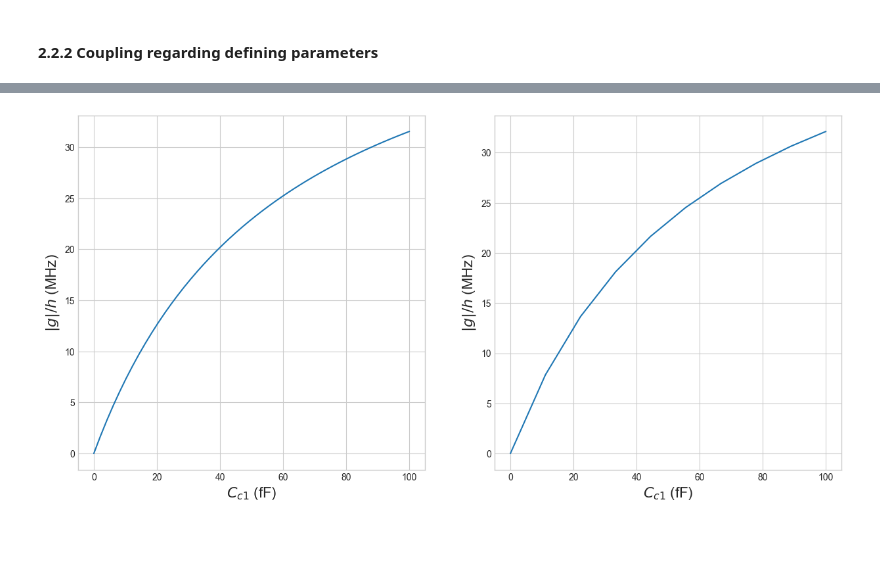
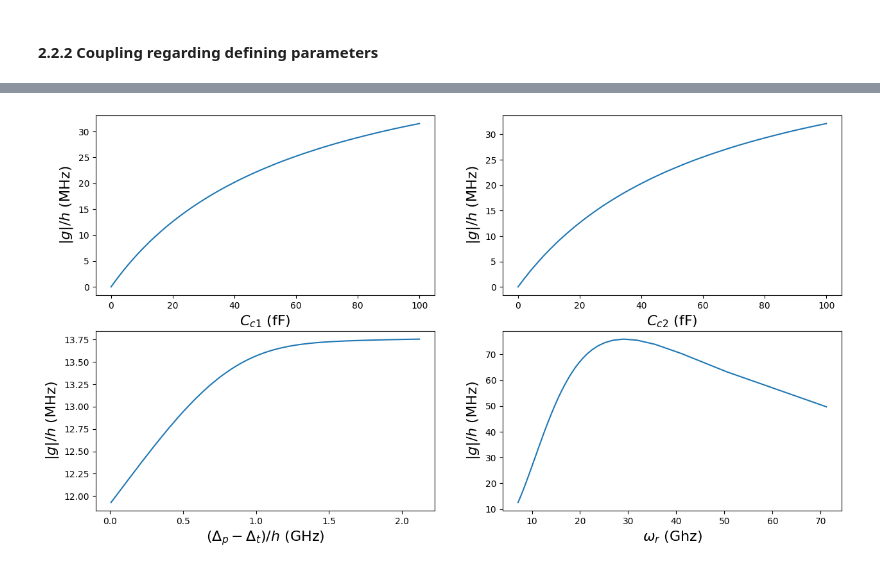
Before and after one commit to balerat/Master-thesis---Superconducting-circuit-analysis, a Jupyter notebook: main/Resonator Coupling.ipynb, the cells around one changed output, grey strips where cells are left out. Saved outputs shown, nothing was run; the diff lists cells and outputs as text; code cells hidden in the pictures; blank space fills up the shorter version.

```diff
--- a/main/Resonator Coupling.ipynb
+++ b/main/Resonator Coupling.ipynb
@@ -229,7 +229,7 @@ f = plt.figure(figsize=(15,7))
 
 ax1 = f.add_subplot(121)
 ax1.title.set_text('Coupling terms g in Mhz')
-im1 = ax1.imshow(-2* np.real(J_matrix[:,0:5]) * 1e-6 / constants.h, cmap=plt.get_cmap(thememap))
+im1 = ax1.imshow(-2* np.real(J_matrix[:,0:10]) * 1e-6 / constants.h, cmap=plt.get_cmap(thememap))
 ax1.set_xticks(np.arange(0, 5, 1))
 ax1.set_xlabel('target energy level')
 ax1.set_yticks(np.arange(0, 2, 1))
@@ -238,11 +238,11 @@ f.colorbar(im1)
 
 ax2 = f.add_subplot(122)
 ax2.title.set_text('Coupling terms J in Mhz')
-im2 = ax2.imshow(np.real(J_matrix[:,0:5]) * 1e-6 / constants.h, cmap=plt.get_cmap(thememap))
-ax2.set_xticks(np.arange(0, 5, 1))
+im2 = ax2.imshow(np.real(J_matrix[:,0:10]) * 1e-6 / constants.h, cmap=plt.get_cmap(thememap))
+ax2.set_xticks(np.arange(0, 9, 1))
 ax2.set_xlabel('target energy level')
 ax2.set_ylabel('probe energy level')
-ax2.set_yticks(np.arange(0, 2, 1))
+ax2.set_yticks(np.arange(0, 9, 1))
 f.colorbar(im2)
 
 plt.show()
@@ -291,6 +291,8 @@ m_cut = 5
 # Creation of circuit object
 system_3= circuit_res([Cc1, Cc2], C_res, L_res, m_cut, [qubit(Ej_p, [Cp], ng, ncut_p), qubit(Ej_t, [Ct], 0.5, ncut_t)])
 
+system_3.print_params()
+
 Ccs_1 = np.linspace(0, 10e-14, 50)
 
 fig_data_1 = []
@@ -302,7 +304,7 @@ for Cc in tqdm(Ccs_1):
     J_matrix = system_3.get_J(update=True)
     fig_data_1.append(J_matrix)
 
-Ccs_2 = np.linspace(0, 10e-14, 10)
+Ccs_2 = np.linspace(0, 10e-14, 50)
 system_3.Cc1 = 20e-15
 fig_data_2 = []
 
@@ -313,23 +315,69 @@ for Cc in tqdm(Ccs_2):
     J_matrix = system_3.get_J(update=True)
     fig_data_2.append(J_matrix)
 
-pparam = dict(xlabel='$C_{c1}$ (fF)', ylabel='$| g | / h$ (MHz)')
+# fig_pt_detuning_Ejt = np.linspace(8.5e9, 27e9, 20)
+fig_data_Ejt = np.linspace(1e9, 10e9, 100)
+system_3.Cc2 = 20e-15
+fig_data_3 = []
+fig_data_detuning = []
+
+for Ejt in tqdm(fig_data_Ejt):
+    system_3.target.Ej = Ejt * h
+
+    # Full Hamiltonina Approach
+    g = 2 * np.mean(np.real(system_3.get_J(update=True)))
+    fig_data_3.append(g)
+
+    detunning = system_3.get_detuning_pt(update=True)
+    fig_data_detuning.append(detunning)
+
+Ccr = np.linspace(10e-14, 10e-16, 100)
+system_3.target.Ej = 8e9 * h
+
+fig_data_4 = []
+
+for Cc in tqdm(Ccr):
+    system_3.res_Cr = Cc
+
+    # Full Hamiltonina Approach
+    J_matrix = system_3.get_J(update=True)
+    fig_data_4.append(J_matrix)
+
 
 with plt.style.context([]):
-    fig = plt.figure(figsize=(15,7))
-    ax1 = fig.add_subplot(121)
+
+    pparam = dict(xlabel='$C_{c1}$ (fF)', ylabel='$| g | / h$ (MHz)')
+
+    fig = plt.figure(figsize=(15,8))
+    ax1 = fig.add_subplot(221)
     ax1.plot([val * 1e15 for val in Ccs_1], [2 * np.mean(np.real(J_matrix)) * 1e-6 / h for J_matrix in fig_data_1])
     ax1.set(**pparam)
     ax1.xaxis.label.set_size(16)
     ax1.yaxis.label.set_size(16)
 
-    ax2 = fig.add_subplot(122)
+    pparam = dict(xlabel='$C_{c2}$ (fF)', ylabel='$| g | / h$ (MHz)')
+
+    ax2 = fig.add_subplot(222)
     ax2.plot([val * 1e15 for val in Ccs_2], [2 * np.mean(np.real(J_matrix)) * 1e-6 / h for J_matrix in fig_data_2])
     ax2.set(**pparam)
     ax2.xaxis.label.set_size(16)
     ax2.yaxis.label.set_size(16)
 
-    pparam = dict(xlabel='$C_{c1}$ (fF)', ylabel='$| g | / h$ (MHz)')
+    pparam = dict(xlabel='$(\\Delta_p - \\Delta_t) / h$ (GHz)', ylabel='$| g | / h$ (MHz)')
+
+    ax3 = fig.add_subplot(223)
+    ax3.plot([fig_data_detuning[idx] * 1e-9 / h for idx in range(len(fig_data_Ejt))], [np.abs(g) * 1e-6 / h for g in fig_data_3])
+    ax3.set(**pparam)
+    ax3.xaxis.label.set_size(16)
+    ax3.yaxis.label.set_size(16)
+
+    pparam = dict(xlabel='$\omega_{r}$ (Ghz)', ylabel='$| g | / h$ (MHz)')
+
+    ax4 = fig.add_subplot(224)
+    ax4.plot([(constants.hbar / np.sqrt(system_3.res_Lr * val)) / constants.h * 1e-9 for val in Ccr], [2 * np.mean(np.real(J_matrix)) * 1e-6 / h for J_matrix in fig_data_4])
+    ax4.set(**pparam)
+    ax4.xaxis.label.set_size(16)
+    ax4.yaxis.label.set_size(16)
 
     plt.show()
 # %% [output]
@@ -336 +404 @@ with plt.style.context([]):
-[figure, old version]
+[figure, new version]
```
Also changed, not shown: parts of 4 cells of this notebook.
